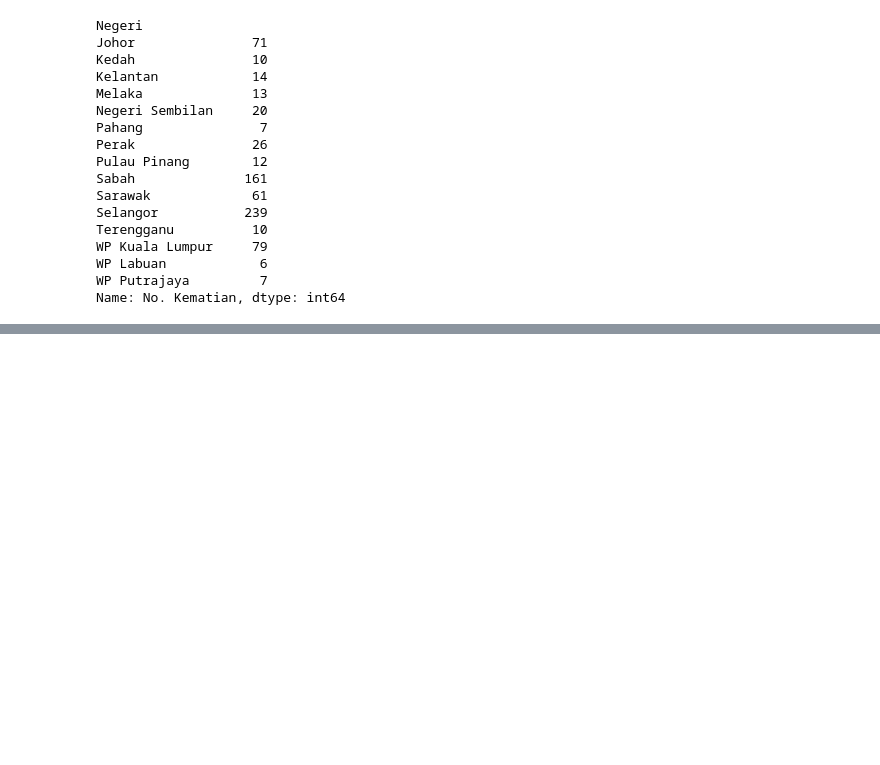
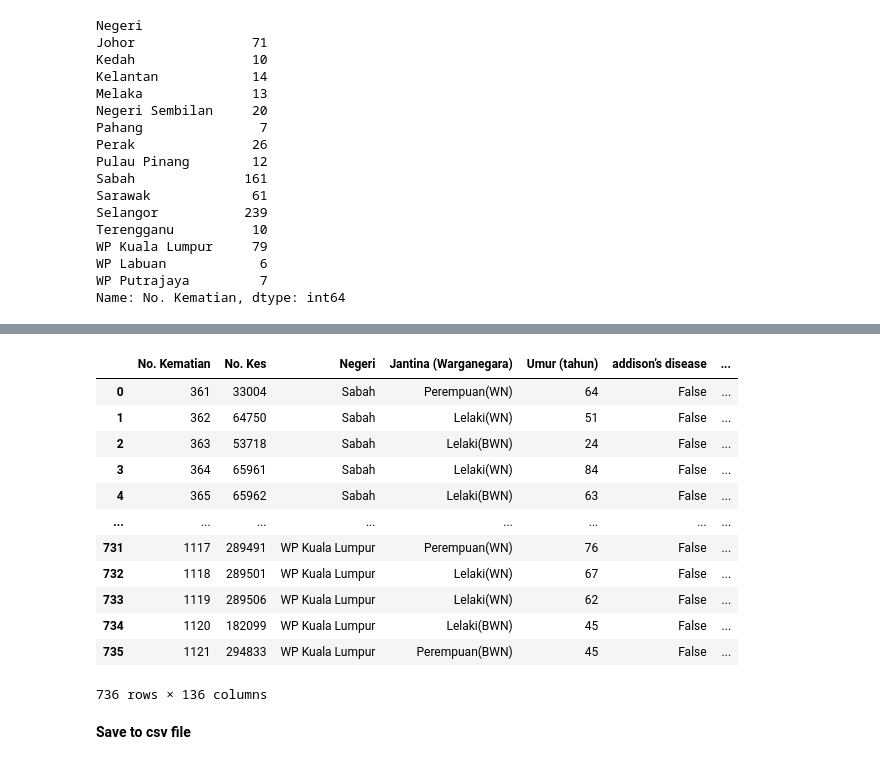
Before and after one commit to ashamril/Text-Analytics, a Jupyter notebook: Malaysia_Covid19_Ringkasan_Kematian_web_scrapping.ipynb, the cells around one changed output, grey strips where cells are left out. Drawn from its saved outputs; the diff is of its cells as text; code cells hidden in the pictures; blank space fills up the shorter version.

```diff
--- a/Malaysia_Covid19_Ringkasan_Kematian_web_scrapping.ipynb
+++ b/Malaysia_Covid19_Ringkasan_Kematian_web_scrapping.ipynb
@@ -245,0 +340,18 @@ Name: No. Kematian, dtype: int64
+# %%
+dfUniqueLatarBelakang.drop(['Latar Belakang', 'Hospital / Tempat Kematian'], axis=1)
+# %% [output]
+|  | No. Kematian | No. Kes | Negeri | Jantina (Warganegara) | Umur (tahun) | addison’s disease | ... |
+| 0 | 361 | 33004 | Sabah | Perempuan(WN) | 64 | False | ... |
+| 1 | 362 | 64750 | Sabah | Lelaki(WN) | 51 | False | ... |
+| 2 | 363 | 53718 | Sabah | Lelaki(BWN) | 24 | False | ... |
+| 3 | 364 | 65961 | Sabah | Lelaki(WN) | 84 | False | ... |
+| 4 | 365 | 65962 | Sabah | Lelaki(BWN) | 63 | False | ... |
+| ... | ... | ... | ... | ... | ... | ... | ... |
+| 731 | 1117 | 289491 | WP Kuala Lumpur | Perempuan(WN) | 76 | False | ... |
+| 732 | 1118 | 289501 | WP Kuala Lumpur | Lelaki(WN) | 67 | False | ... |
+| 733 | 1119 | 289506 | WP Kuala Lumpur | Lelaki(WN) | 62 | False | ... |
+| 734 | 1120 | 182099 | WP Kuala Lumpur | Lelaki(BWN) | 45 | False | ... |
+| 735 | 1121 | 294833 | WP Kuala Lumpur | Perempuan(BWN) | 45 | False | ... |
+736 rows × 136 columns
+# %% [markdown]
+**Save to csv file**
```
Also changed, not shown: parts of 23 cells of this notebook.
